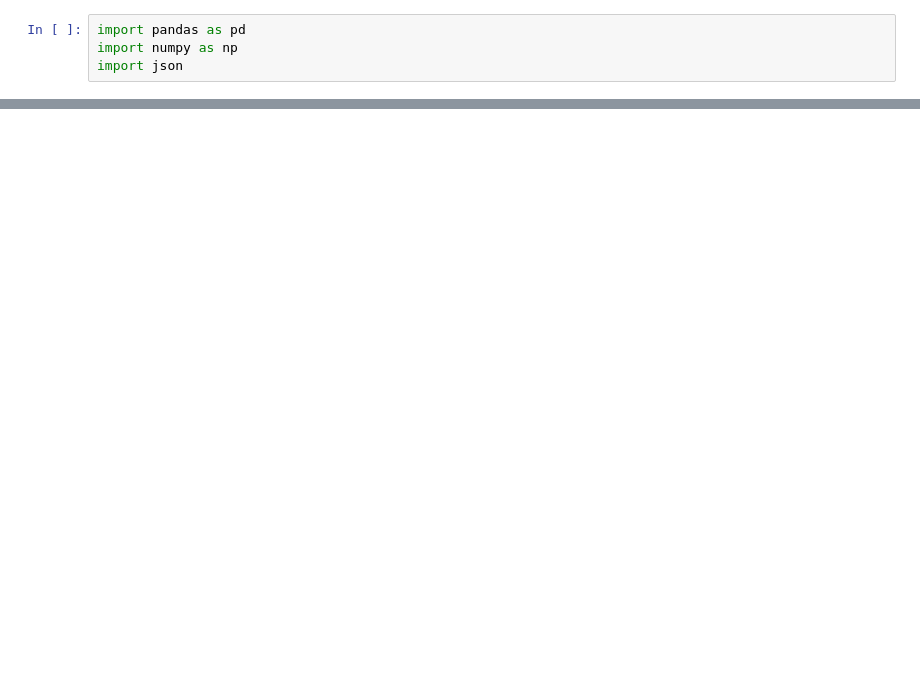
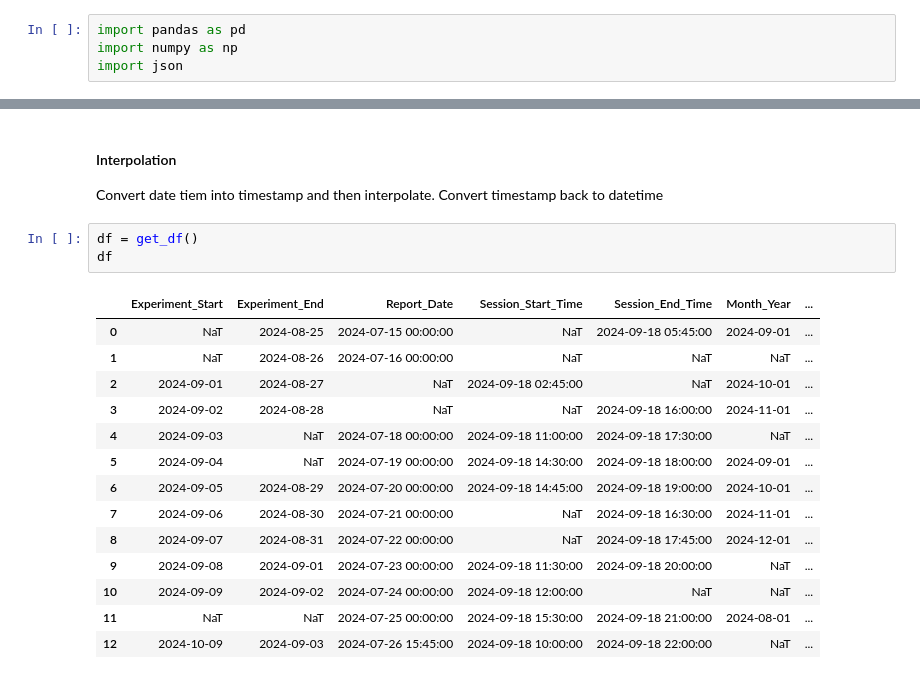
Before and after one commit to itsayushthada/ML-Overview-2024, a Jupyter notebook: Pandas/02_Handling_Date_Time_Data.ipynb, the cells around one changed output, grey strips where cells are left out. Drawn from its saved outputs; the diff is of its cells as text; blank space fills up the shorter version.

```diff
--- a/Pandas/02_Handling_Date_Time_Data.ipynb
+++ b/Pandas/02_Handling_Date_Time_Data.ipynb
@@ -38,0 +106,22 @@ df = get_df()
+# %% [markdown]
+#### Interpolation
+
+Convert date tiem into timestamp and then interpolate. Convert timestamp back to datetime
+# %%
+df = get_df()
+df
+# %% [output]
+|  | Experiment_Start | Experiment_End | Report_Date | Session_Start_Time | Session_End_Time | Month_Year | ... |
+| 0 | NaT | 2024-08-25 | 2024-07-15 00:00:00 | NaT | 2024-09-18 05:45:00 | 2024-09-01 | ... |
+| 1 | NaT | 2024-08-26 | 2024-07-16 00:00:00 | NaT | NaT | NaT | ... |
+| 2 | 2024-09-01 | 2024-08-27 | NaT | 2024-09-18 02:45:00 | NaT | 2024-10-01 | ... |
+| 3 | 2024-09-02 | 2024-08-28 | NaT | NaT | 2024-09-18 16:00:00 | 2024-11-01 | ... |
+| 4 | 2024-09-03 | NaT | 2024-07-18 00:00:00 | 2024-09-18 11:00:00 | 2024-09-18 17:30:00 | NaT | ... |
+| 5 | 2024-09-04 | NaT | 2024-07-19 00:00:00 | 2024-09-18 14:30:00 | 2024-09-18 18:00:00 | 2024-09-01 | ... |
+| 6 | 2024-09-05 | 2024-08-29 | 2024-07-20 00:00:00 | 2024-09-18 14:45:00 | 2024-09-18 19:00:00 | 2024-10-01 | ... |
+| 7 | 2024-09-06 | 2024-08-30 | 2024-07-21 00:00:00 | NaT | 2024-09-18 16:30:00 | 2024-11-01 | ... |
+| 8 | 2024-09-07 | 2024-08-31 | 2024-07-22 00:00:00 | NaT | 2024-09-18 17:45:00 | 2024-12-01 | ... |
+| 9 | 2024-09-08 | 2024-09-01 | 2024-07-23 00:00:00 | 2024-09-18 11:30:00 | 2024-09-18 20:00:00 | NaT | ... |
+| 10 | 2024-09-09 | 2024-09-02 | 2024-07-24 00:00:00 | 2024-09-18 12:00:00 | NaT | NaT | ... |
+| 11 | NaT | NaT | 2024-07-25 00:00:00 | 2024-09-18 15:30:00 | 2024-09-18 21:00:00 | 2024-08-01 | ... |
+| 12 | 2024-10-09 | 2024-09-03 | 2024-07-26 15:45:00 | 2024-09-18 10:00:00 | 2024-09-18 22:00:00 | NaT | ... |
```
Also changed, not shown: parts of 23 cells of this notebook.
